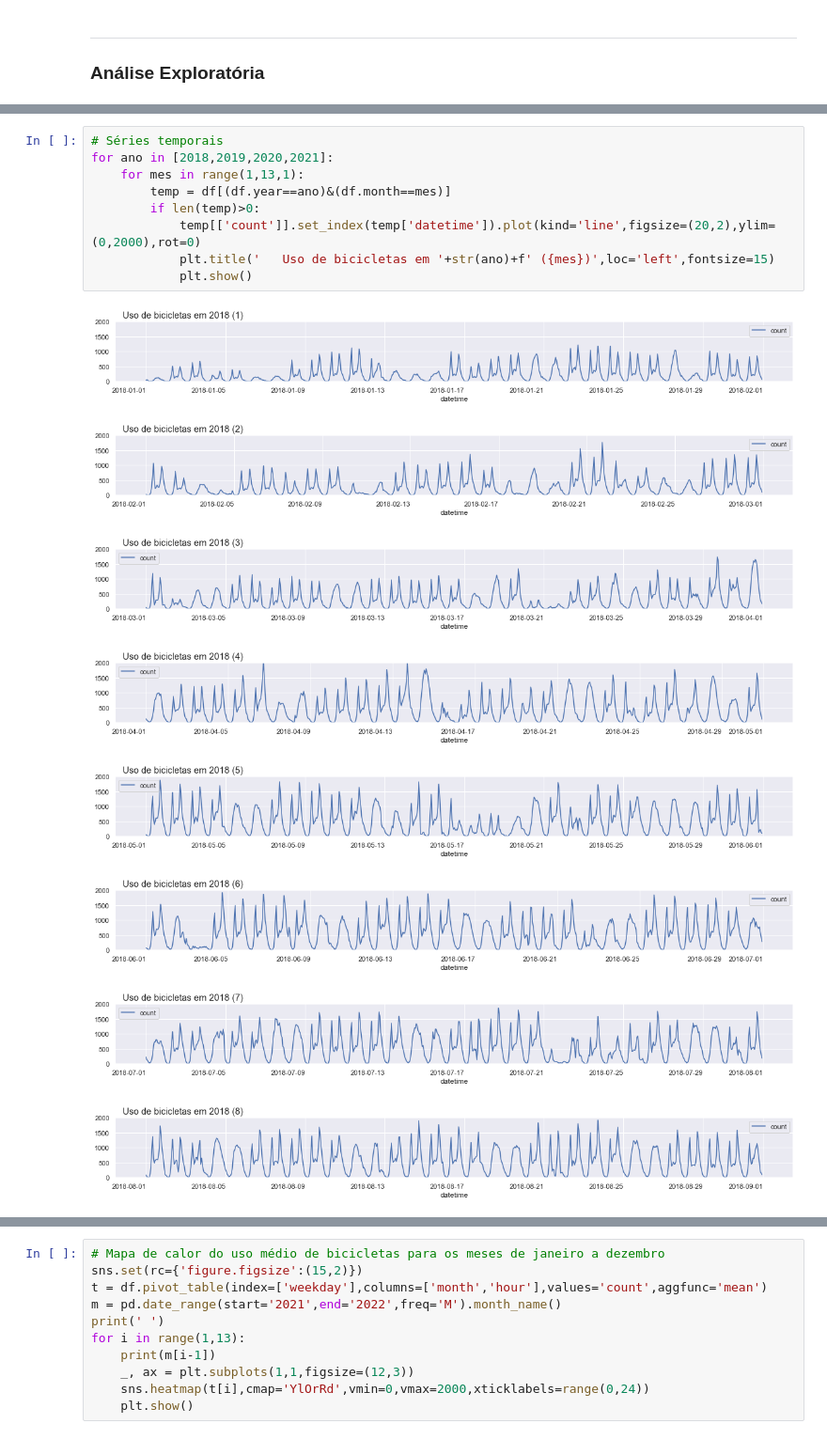
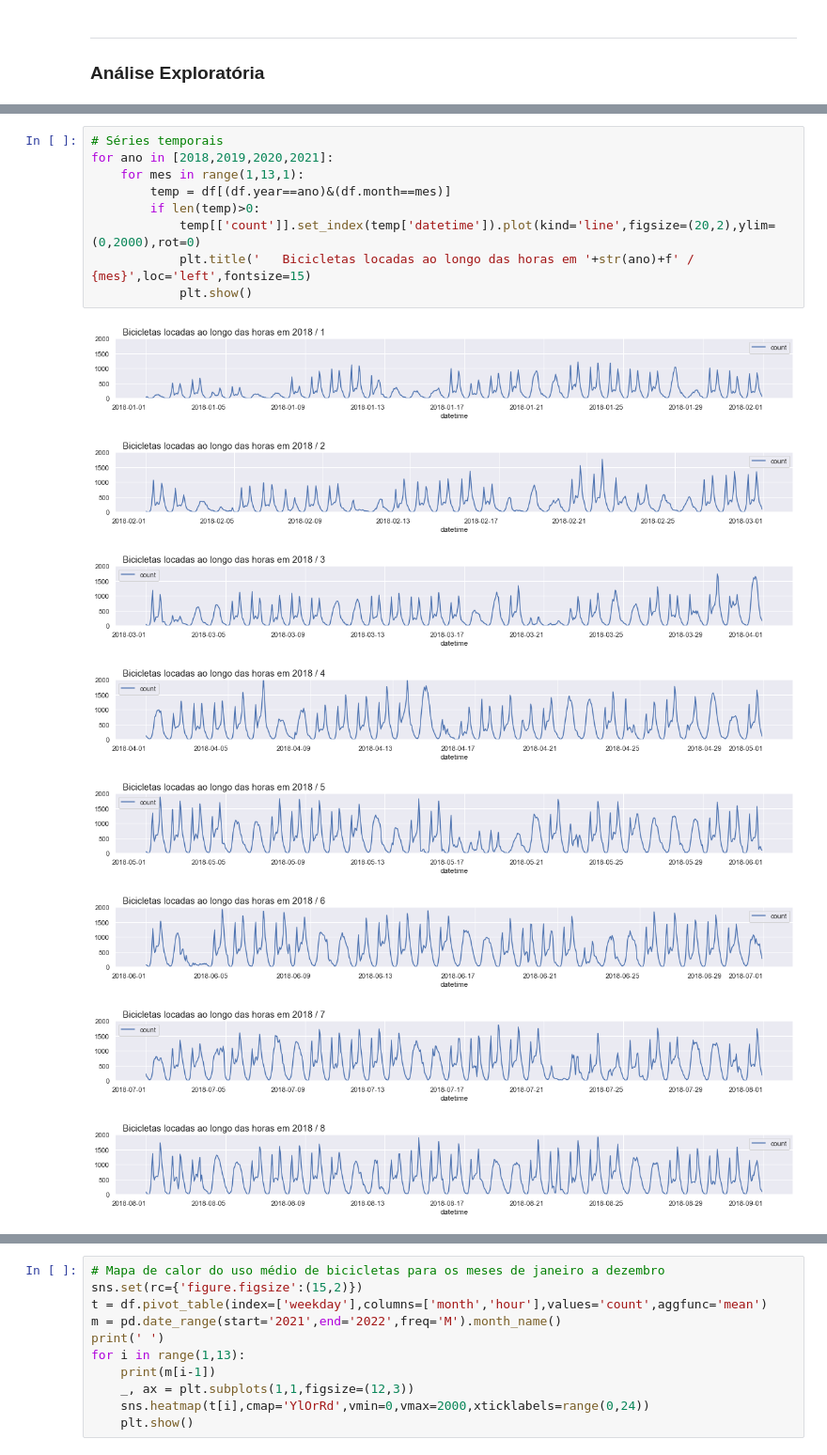
Before and after one commit to murilogmamaral/machine_learning, a Jupyter notebook: bike.ipynb, the cells around one changed output, grey strips where cells are left out. Shown at 94% size. Cells and saved outputs as stored; diff of their text form.

```diff
--- a/bike.ipynb
+++ b/bike.ipynb
@@ -331,18 +288,18 @@ for y in [2018,2019,2020,2021]:
 # %%
 # Séries temporais
 for ano in [2018,2019,2020,2021]:
     for mes in range(1,13,1):
         temp = df[(df.year==ano)&(df.month==mes)]
         if len(temp)>0:
             temp[['count']].set_index(temp['datetime']).plot(kind='line',figsize=(20,2),ylim=(0,2000),rot=0)
-            plt.title('   Uso de bicicletas em '+str(ano)+f' ({mes})',loc='left',fontsize=15)
+            plt.title('   Bicicletas locadas ao longo das horas em '+str(ano)+f' / {mes}',loc='left',fontsize=15)
             plt.show()
 # %% [output]
-[figure, old version]
+[figure, new version]
-[figure, old version]
+[figure, new version]
-[figure, old version]
+[figure, new version]
-[figure, old version]
+[figure, new version]
-[figure, old version]
+[figure, new version]
-[figure, old version]
+[figure, new version]
-[figure, old version]
+[figure, new version]
-[figure, old version]
+[figure, new version]
```
Also changed, not shown: parts of 12 cells of this notebook.
